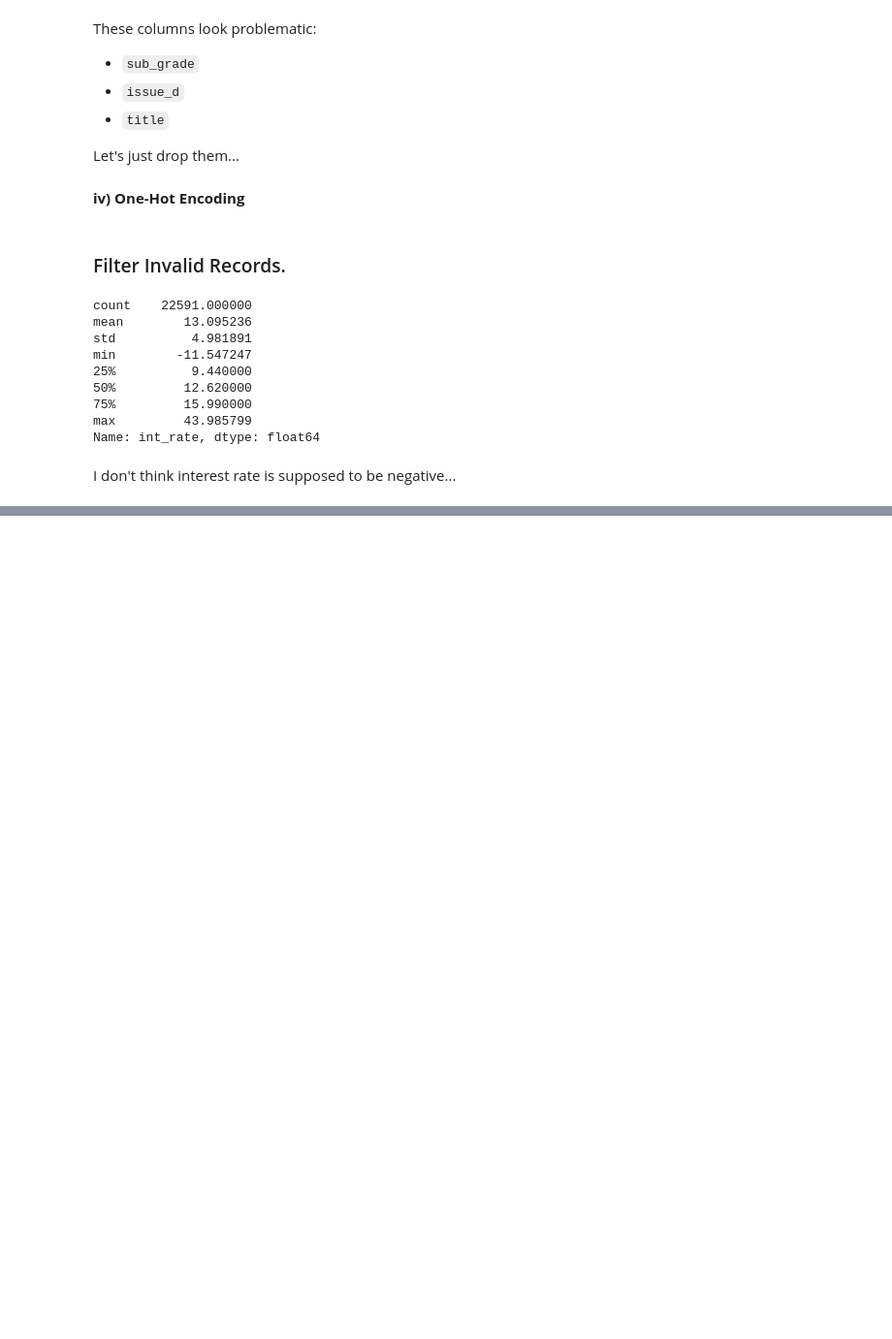
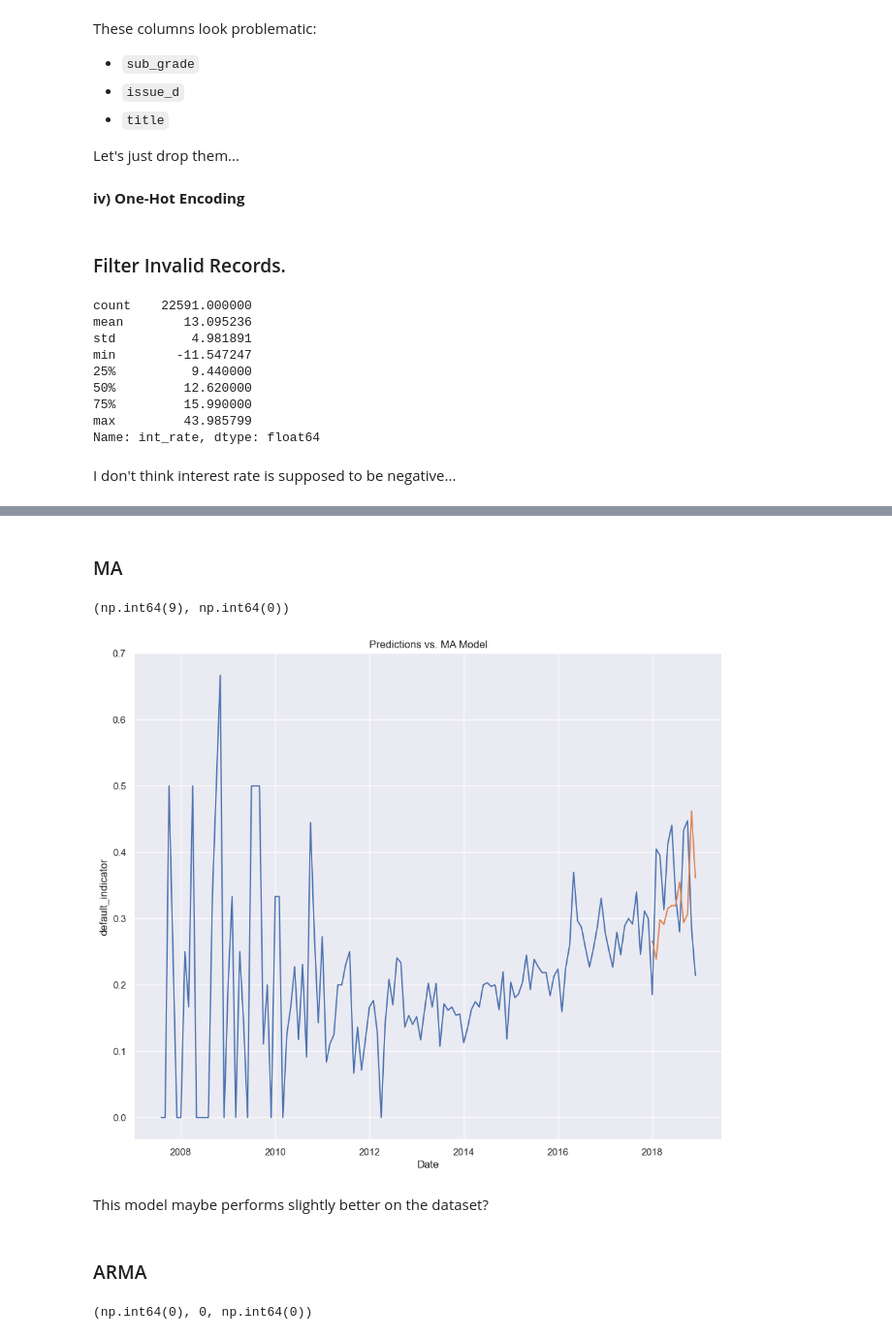
Before and after one commit to IMOsbo/DATA6500-Final-Project, a Jupyter notebook: DATA6990Final.ipynb, the cells around one changed output, grey strips where cells are left out. Shown at 97% size. Saved outputs shown, nothing was run; the diff lists cells and outputs as text; code cells hidden in the pictures; blank space fills up the shorter version.

```diff
--- a/DATA6990Final.ipynb
+++ b/DATA6990Final.ipynb
@@ -185,0 +390,2 @@ data = data[data["int_rate"] > 0]
+# %% [markdown]
+### MA
@@ -185,0 +394,29 @@ data = data[data["int_rate"] > 0]
+# %%
+mods = arma_order_select_ic(monthlyData,max_ar=15, max_ma = 0)
+# %%
+mods.bic_min_order
+# %% [output]
+(np.int64(9), np.int64(0))
+# %%
+train = list(trainMonthlyData)
+test = list(testMonthlyData)
+MApredictions = []
+for i in range(12):
+    res = AutoReg(train, lags = mods.bic_min_order[0]).fit()
+    MApredictions.append(res.forecast()[0])
+    train = train[1:]
+    train.append(test[i])
+# %%
+fig, ax = plt.subplots(figsize=(12,10))
+
+sns.lineplot(x=monthlyData.index, y=monthlyData, ax=ax)
+sns.lineplot(x=testMonthlyData.index, y=MApredictions, ax=ax)
+ax.set_xlabel("Date")
+ax.set_title("Predictions vs. MA Model")
+plt.show()
+# %% [output]
+[figure, added]
+# %% [markdown]
+This model maybe performs slightly better on the dataset?
+# %% [markdown]
+### ARMA
@@ -185,0 +425,5 @@ data = data[data["int_rate"] > 0]
+# %%
+order_opt = (mods.bic_min_order[0], 0, mods.bic_min_order[1])
+order_opt
+# %% [output]
+(np.int64(0), 0, np.int64(0))
```
Also changed, not shown: parts of 47 cells of this notebook.
